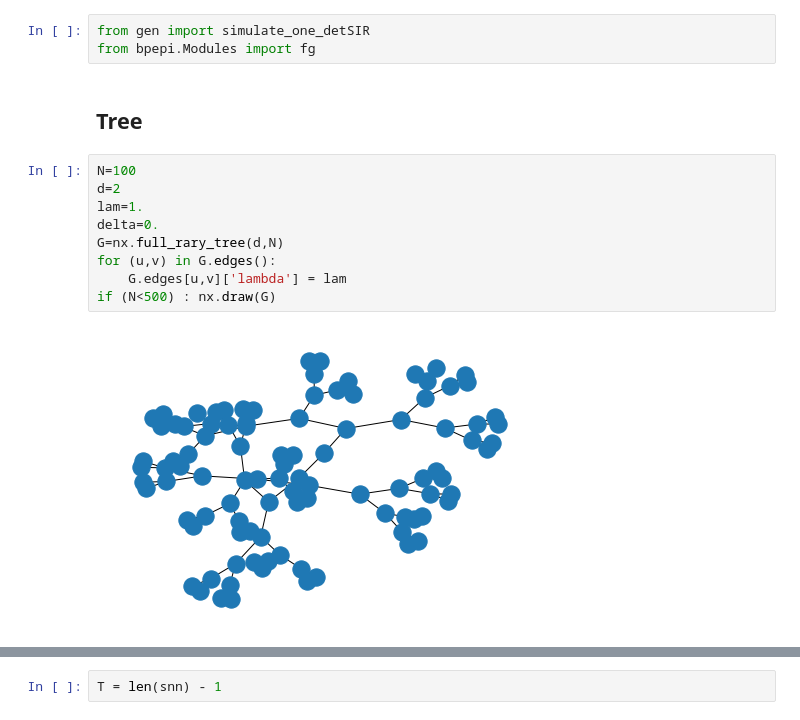
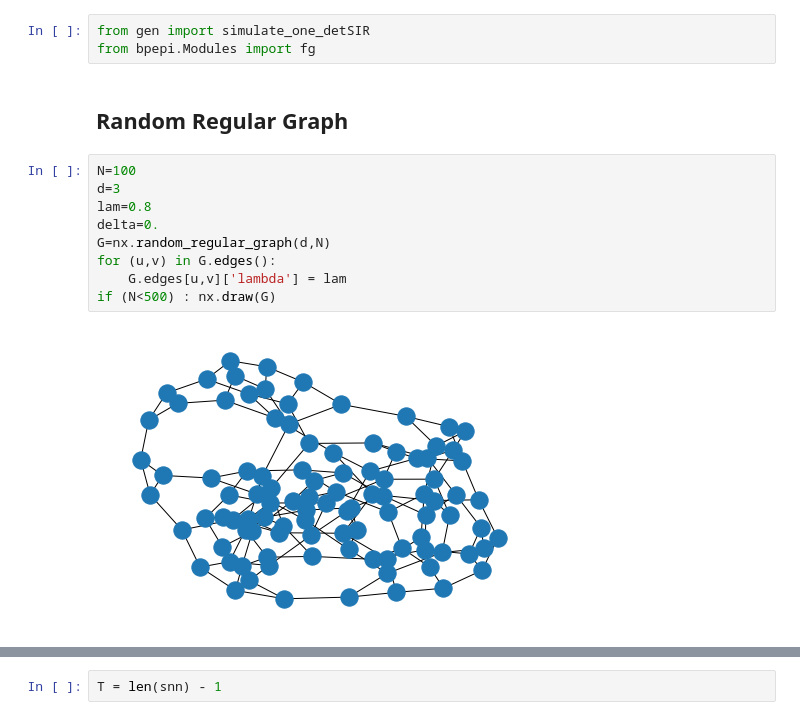
Before and after one commit to SPOC-group/bpepi, a Jupyter notebook: examples/demo.ipynb, the cells around one changed output, grey strips where cells are left out. Cells and saved outputs as stored; diff of their text form.

```diff
--- a/examples/demo.ipynb
+++ b/examples/demo.ipynb
@@ -19,17 +19,17 @@ sys.path.insert(0,'../bpepi')
 # %%
 from gen import simulate_one_detSIR
 from bpepi.Modules import fg
-# %% [markdown]
-## Tree
+# %% [markdown]
+## Random Regular Graph
 # %%
 N=100
-d=2
-lam=1.
+d=3
+lam=0.8
 delta=0.
-G=nx.full_rary_tree(d,N)
+G=nx.random_regular_graph(d,N)
 for (u,v) in G.edges():
     G.edges[u,v]['lambda'] = lam
 if (N<500) : nx.draw(G)
 # %% [output]
-[figure, old version]
+[figure, new version]
 # %%
```
Also changed, not shown: parts of 32 cells of this notebook.
